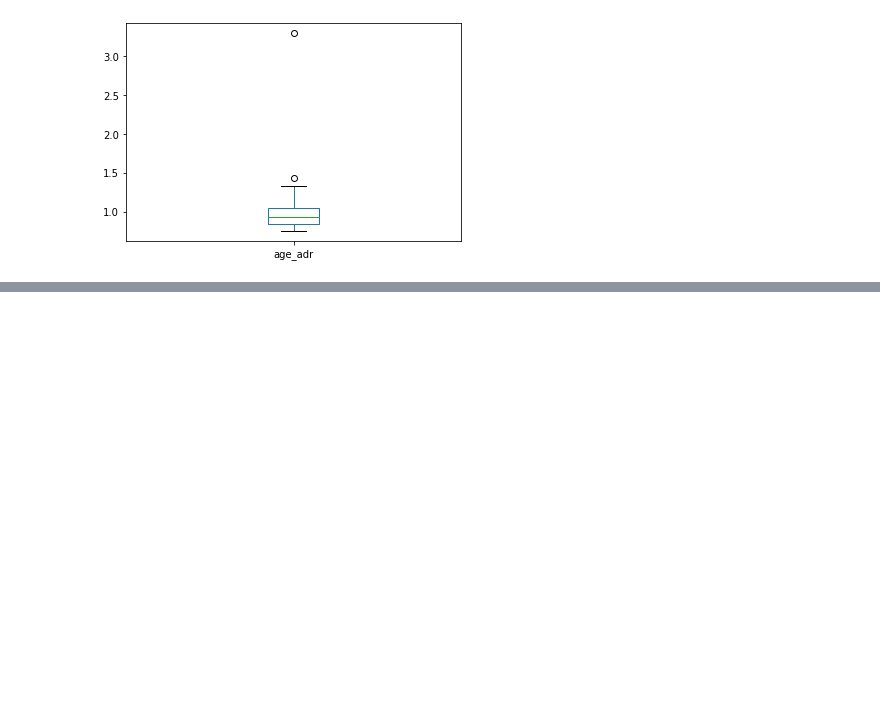
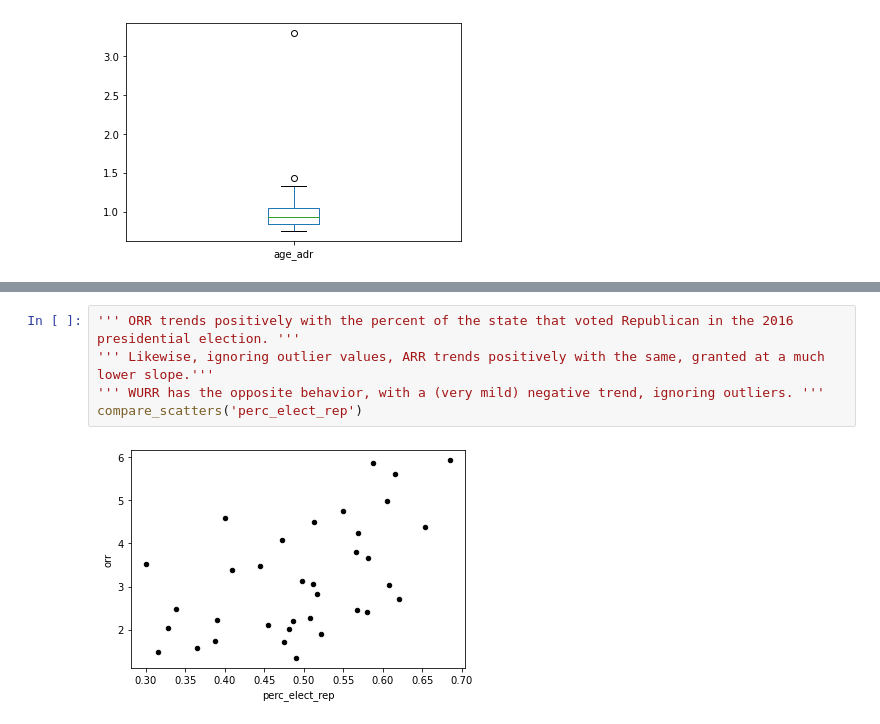
Before and after one commit to hjake123/pharis-2021, a Jupyter notebook: Data/process_notebook.ipynb, the cells around one changed output, grey strips where cells are left out. Drawn from its saved outputs; the diff is of its cells as text; blank space fills up the shorter version.

```diff
--- a/Data/process_notebook.ipynb
+++ b/Data/process_notebook.ipynb
@@ -827,0 +907,7 @@ compare_scatters('trans_prop')
+# %%
+''' ORR trends positively with the percent of the state that voted Republican in the 2016 presidential election. '''
+''' Likewise, ignoring outlier values, ARR trends positively with the same, granted at a much lower slope.'''
+''' WURR has the opposite behavior, with a (very mild) negative trend, ignoring outliers. '''
+compare_scatters('perc_elect_rep')
+# %% [output]
+[figure, added]
```
Also changed, not shown: parts of 37 cells of this notebook, 6 other files.
